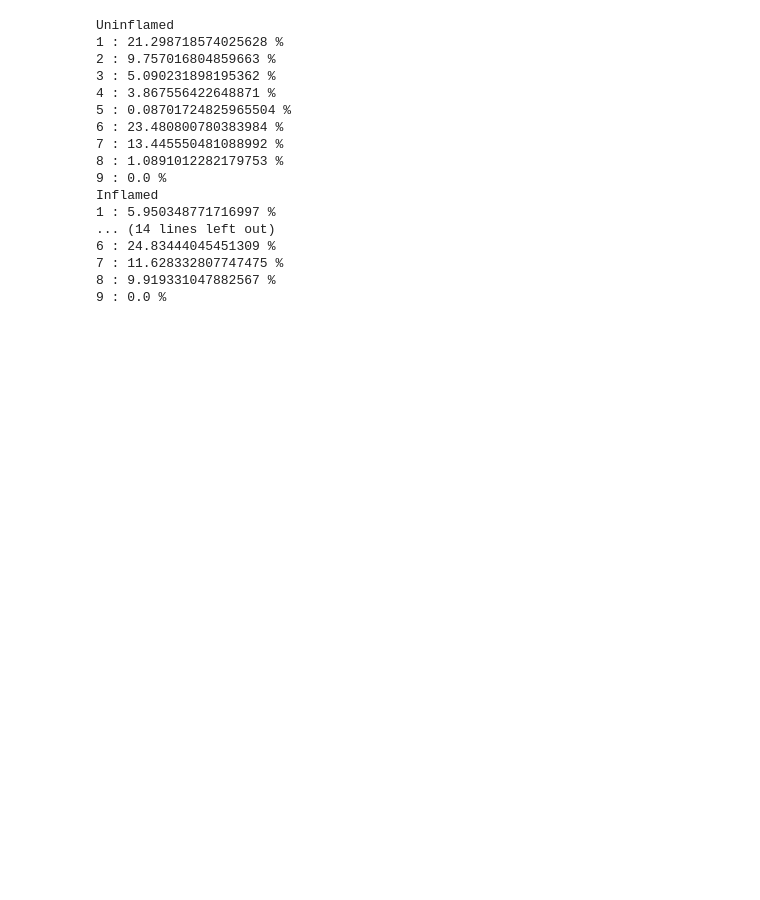
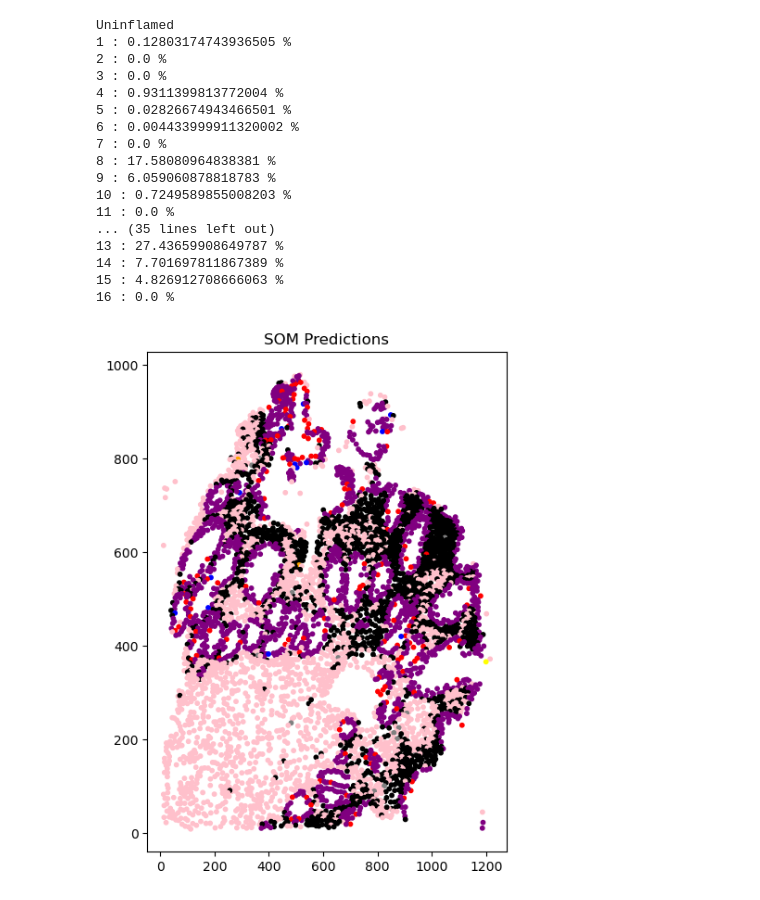
Before and after one commit to JanSuper/MasterProject1-1, a Jupyter notebook: Comparison.ipynb, the cells around one changed output. Drawn from its saved outputs; the diff is of its cells as text; code cells hidden in the pictures; blank space fills up the shorter version.

```diff
--- a/Comparison.ipynb
+++ b/Comparison.ipynb
@@ -23,17 +25,17 @@ for c in df.columns[1:]:
         df[c] = df[c].apply(lambda x: float(x.split()[0].replace(',','.')))
 # %%
 PATIENT_NUM = 4
-Som_M = 3
-Som_N = 3
+Som_M = 4
+Som_N = 4
 # %%
 dfn = df._get_numeric_data()
 normalized_df=(dfn-dfn.min())/(dfn.max()-dfn.min())
 
 typelist = df[df['Patient'] == PATIENT_NUM]['Status.simple'].unique()
-mask = df['Status.simple'] == typelist[0]
+mask =  (df['Patient'] == PATIENT_NUM)
 df1 = normalized_df[mask]
 
-df1 = normalized_df
+#df1 = normalized_df
 
 col = ["ROInr","Cell_Area","Nucl_Area","X80ArAr_Mean","sSMA113_Mean","aSMA_Mean","X124Xe_Mean","X127I_Mean","X129Xe_Mean","X132Xe_Mean","RORgt_Mean","Ecad_Mean","CD20_Mean","GATA3_Mean","GATA3_Nucl_Mean","Tbet_Mean","Tbet_Nucl_Mean","CD16_Mean","BetaCatenin_Mean","PanKeratin_Mean","CTLA4_Mean","PDL1_Mean","IFNg_Mean","CD45RO_Mean","AKT_Mean","HLA_DR-DP-DQ_Mean","FOXP3_Mean","FOXP3_Nucl_Mean","CD4_Mean","CD103_Mean","pSTAT3_Mean","CD68_Mean","IL10_Mean","CD45_Mean","CD8a_Mean","ICOS_Mean","pS6_Mean","PD1_Mean","NFkB_Mean","NFkB_Nucl_Mean","IL17a_Mean","Ki67_Mean","Ki67_Nucl_Mean","GranzymeB_Mean","CD3_Mean","pERK_Mean","Cleaved Caspase 3_Mean","ERK_Mean","TCRgd_Mean","pAKT_Mean","H3_Mean","H3_Nucl_Mean","Ir193_Mean","Ir193_Nucl_Mean"]
 df2 = df1[col]
@@ -52,19 +54,40 @@ for i in range(len(typelist)):
     #print(predictions)
 # %% [output]
 Uninflamed
-1 : 21.298718574025628 %
-2 : 9.757016804859663 %
-3 : 5.090231898195362 %
-4 : 3.867556422648871 %
-5 : 0.08701724825965504 %
-6 : 23.480800780383984 %
-7 : 13.445550481088992 %
-8 : 1.0891012282179753 %
-9 : 0.0 %
-Inflamed
-1 : 5.950348771716997 %
-... (14 lines left out)
-6 : 24.83444045451309 %
-7 : 11.628332807747475 %
-8 : 9.919331047882567 %
-9 : 0.0 %
+1 : 0.12803174743936505 %
+2 : 0.0 %
+3 : 0.0 %
+4 : 0.9311399813772004 %
+5 : 0.02826674943466501 %
+6 : 0.004433999911320002 %
+7 : 0.0 %
+8 : 17.58080964838381 %
+9 : 6.059060878818783 %
+10 : 0.7249589855008203 %
+11 : 0.0 %
+... (35 lines left out)
+13 : 27.43659908649787 %
+14 : 7.701697811867389 %
+15 : 4.826912708666063 %
+16 : 0.0 %
+# %%
+# Uninflamed - 20210805_MBAA047_S7_R-5_D-S7_T36_R2
+# Dysplastic - 20210808_MBAA047_S8_R-6_D-S8_T42_R1a
+# Inflamed   - 20210805_MBAA047_S7_R-6_D-S7_T37_R1
+
+IMAGE = '20210805_MBAA047_S7_R-6_D-S7_T37_R1'
+
+df3 = df2[df['ImageNumber'] == IMAGE]
+predictions = iris_som.predict(np.array(df3))
+
+ig, ax = plt.subplots(nrows=1, ncols=1, figsize=(5,7))
+x = df[df['ImageNumber'] == IMAGE]['cx']
+y = df[df['ImageNumber'] == IMAGE]['cy']
+colors = ['red', 'green', 'blue', 'yellow', 'purple', 'black', 'gray', 'orange', 'pink']
+
+ax.scatter(x, y, c=predictions, cmap=ListedColormap(colors), s=10)
+ax.title.set_text('SOM Predictions')
+
+plt.show()
+# %% [output]
+[figure, added]
```
Also changed, not shown: parts of 1 cell of this notebook, 1 other file.
